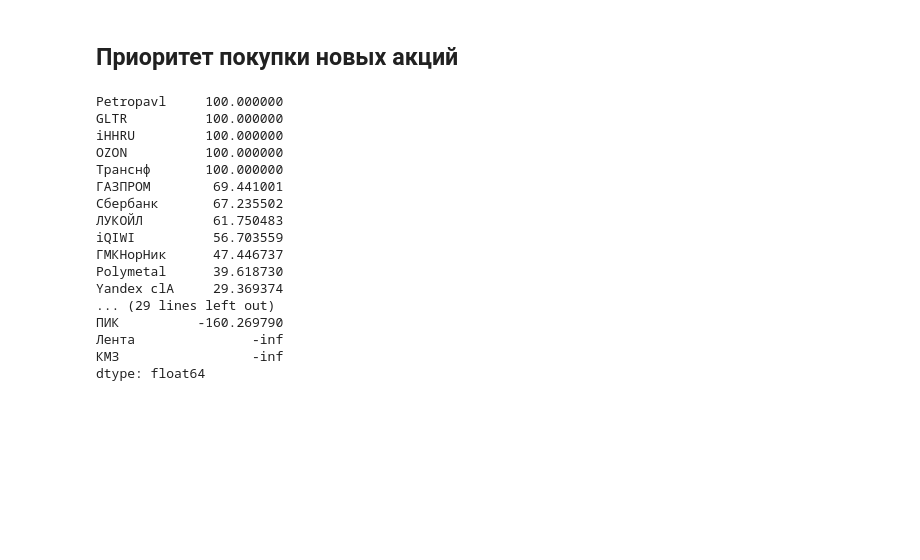
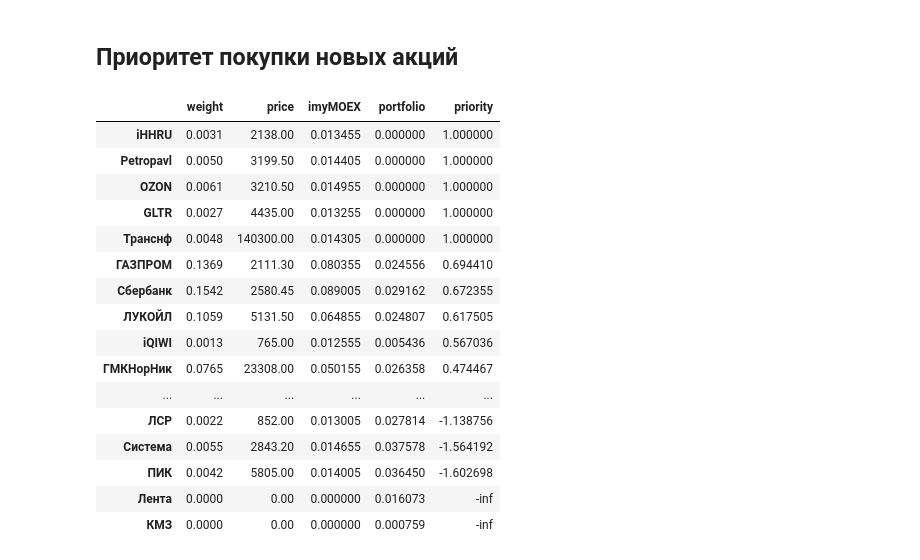
Before and after one commit to HexQuant/Investment-Analysis, a Jupyter notebook: manual_imoex_tracking.ipynb, the cells around one changed output. Saved outputs shown, nothing was run; the diff lists cells and outputs as text; code cells hidden in the pictures; blank space fills up the shorter version.

```diff
--- a/manual_imoex_tracking.ipynb
+++ b/manual_imoex_tracking.ipynb
@@ -2,9 +2,12 @@
 import pandas as pd
 import seaborn as sns
 import matplotlib.pyplot as plt
+import datetime
+import pandas_datareader
+#import pandas_datareader.moex as moex
 import moex
 
-import matplotlib.pyplot as plt
+pd.set_option('display.max_columns', None)
 plt.rcParams['figure.figsize'] = [20, 6]
 #plt.rcParams['figure.dpi'] = 200 # 200
 # %%
@@ -15,13 +18,20 @@ def remove_suffix(series):
 # %%
 # Грузим стоки с Мос.Биржи
 imoex = moex.get_stocks_in_indices('IMOEX')
+
+# Грузим последние цены
+a = moex.get_stocks()[['LOTSIZE','WAPRICE']]
+
+imoex['price'] = a['LOTSIZE']*a['WAPRICE']
 
 # Чистим наименования от суффиксов
 imoex['shortnames'] = remove_suffix(imoex['shortnames'])
 
 # Группируем по компаниям
-imoex = imoex.groupby('shortnames').sum().sort_values('weight', ascending=False)
+imoex = imoex.groupby('shortnames').agg({'weight': 'sum', 'price': 'mean'}).sort_values('weight', ascending=False)
 # Приводим веса к числу с плавующей точнокй
 imoex['weight'] = imoex['weight']/100
+imoex
+#a.groupby('SECID').agg({'WAPRICE': 'mean', 'dd': 'sum'})
 # %% [output]
 https://iss.moex.com/iss/statistics/engines/stock/markets/index/analytics/IMOEX.csv?iss.only=analytics&limit=100&start=0
@@ -103,22 +130,24 @@ plt.legend(labels=['Веса IMOEX', 'Целевые веса', 'Веса в п
 # %% [markdown]
 ## Приоритет покупки новых акций
 # %%
-(m/imoex['imyMOEX']*100).sort_values(ascending=False)
+imoex['priority'] = m/imoex['imyMOEX']
-# %% [output]
-Petropavl     100.000000
-GLTR          100.000000
-iHHRU         100.000000
-OZON          100.000000
-Транснф       100.000000
-ГАЗПРОМ        69.441001
-Сбербанк       67.235502
-ЛУКОЙЛ         61.750483
-iQIWI          56.703559
-ГМКНорНик      47.446737
-Polymetal      39.618730
-Yandex clA     29.369374
-... (29 lines left out)
-ПИК          -160.269790
-Лента               -inf
-КМЗ                 -inf
-dtype: float64
+# %%
+imoex.sort_values(by= ['priority','price'], ascending=[False, True])
+# %% [output]
+|  | weight | price | imyMOEX | portfolio | priority |
+| iHHRU | 0.0031 | 2138.00 | 0.013455 | 0.000000 | 1.000000 |
+| Petropavl | 0.0050 | 3199.50 | 0.014405 | 0.000000 | 1.000000 |
+| OZON | 0.0061 | 3210.50 | 0.014955 | 0.000000 | 1.000000 |
+| GLTR | 0.0027 | 4435.00 | 0.013255 | 0.000000 | 1.000000 |
+| Транснф | 0.0048 | 140300.00 | 0.014305 | 0.000000 | 1.000000 |
+| ГАЗПРОМ | 0.1369 | 2111.30 | 0.080355 | 0.024556 | 0.694410 |
+| Сбербанк | 0.1542 | 2580.45 | 0.089005 | 0.029162 | 0.672355 |
+| ЛУКОЙЛ | 0.1059 | 5131.50 | 0.064855 | 0.024807 | 0.617505 |
+| iQIWI | 0.0013 | 765.00 | 0.012555 | 0.005436 | 0.567036 |
+| ГМКНорНик | 0.0765 | 23308.00 | 0.050155 | 0.026358 | 0.474467 |
+| ... | ... | ... | ... | ... | ... |
+| ЛСР | 0.0022 | 852.00 | 0.013005 | 0.027814 | -1.138756 |
+| Система | 0.0055 | 2843.20 | 0.014655 | 0.037578 | -1.564192 |
+| ПИК | 0.0042 | 5805.00 | 0.014005 | 0.036450 | -1.602698 |
+| Лента | 0.0000 | 0.00 | 0.000000 | 0.016073 | -inf |
+| КМЗ | 0.0000 | 0.00 | 0.000000 | 0.000759 | -inf |
```
Also changed, not shown: parts of 3 cells of this notebook.
